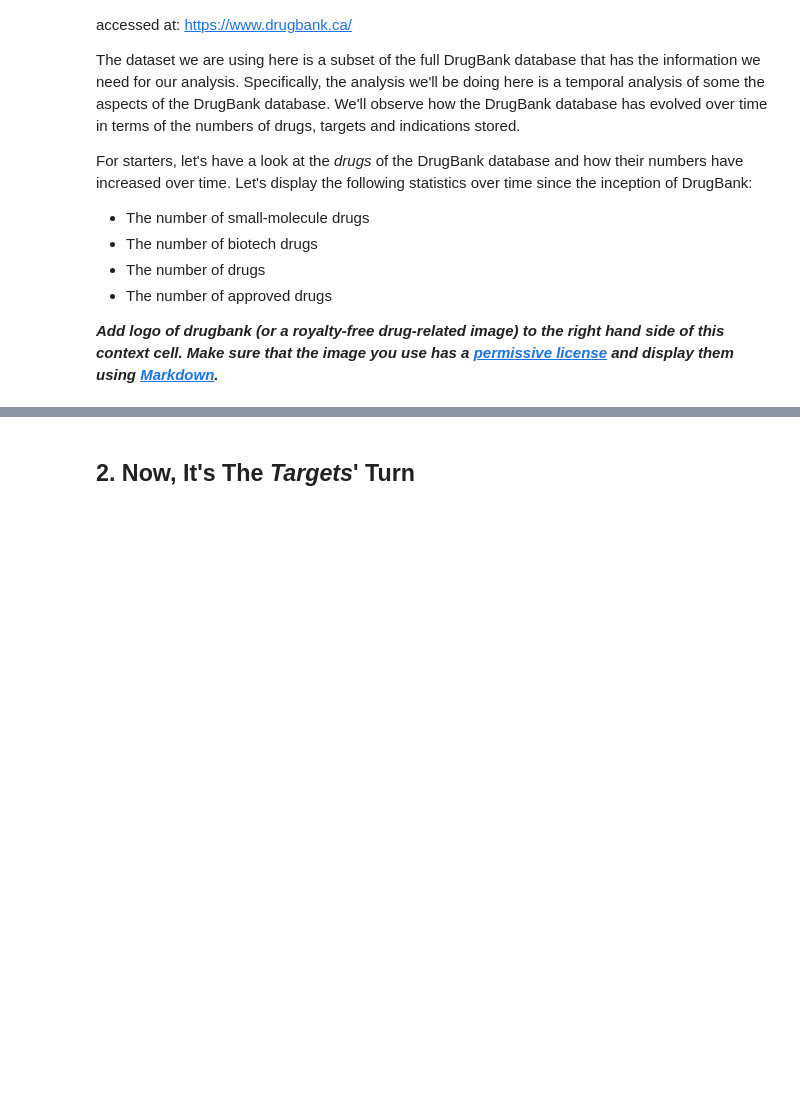
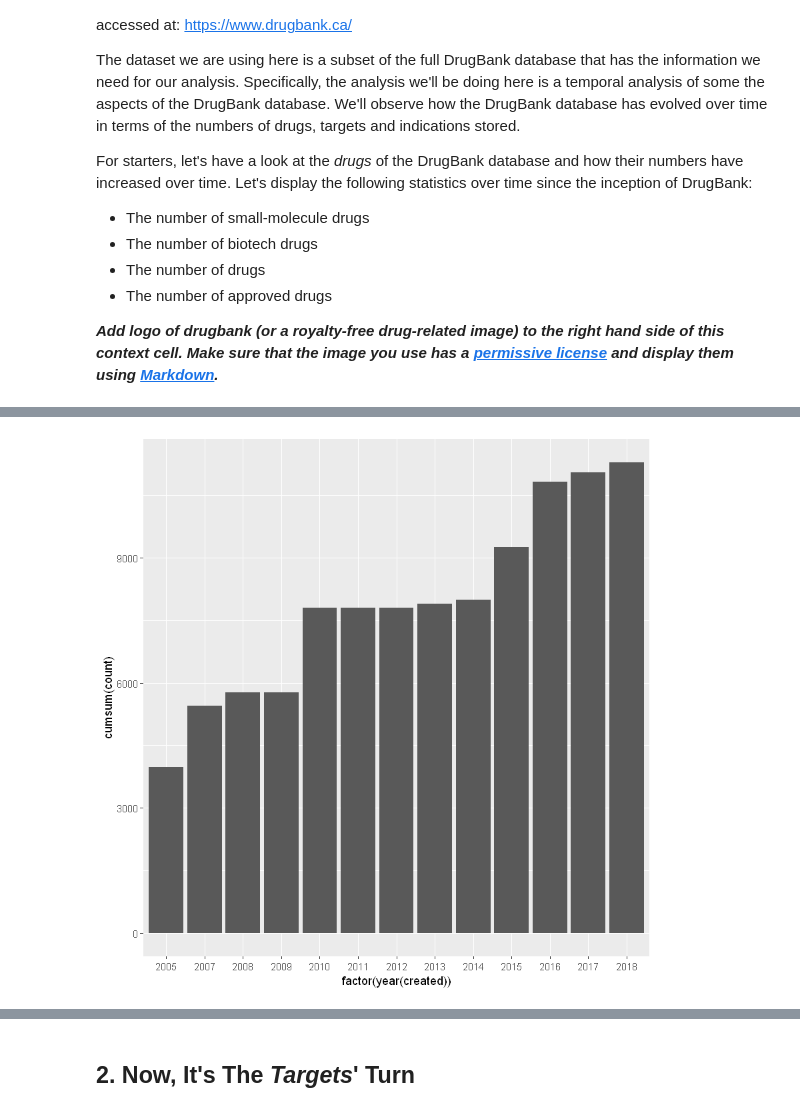
Before and after one commit to Dainanahan/Datacamp-Assignments, a Jupyter notebook: datacamp_project_drugbank_temporal_analysis.ipynb, the cells around one changed output, grey strips where cells are left out. Saved outputs shown, nothing was run; the diff lists cells and outputs as text; code cells hidden in the pictures; blank space fills up the shorter version.

```diff
--- a/datacamp_project_drugbank_temporal_analysis.ipynb
+++ b/datacamp_project_drugbank_temporal_analysis.ipynb
@@ -116,0 +189,7 @@ For starters, let's have a look at the *drugs* of the DrugBank database and how
+# %%
+## cumulative bar chart (unfinished)
+drugs %>%
+ggplot(aes(x = factor(year(created)), y = cumsum(..count..))) +
+geom_bar()
+# %% [output]
+[figure, added]
```
Also changed, not shown: parts of 3 cells of this notebook, 1 other file.
